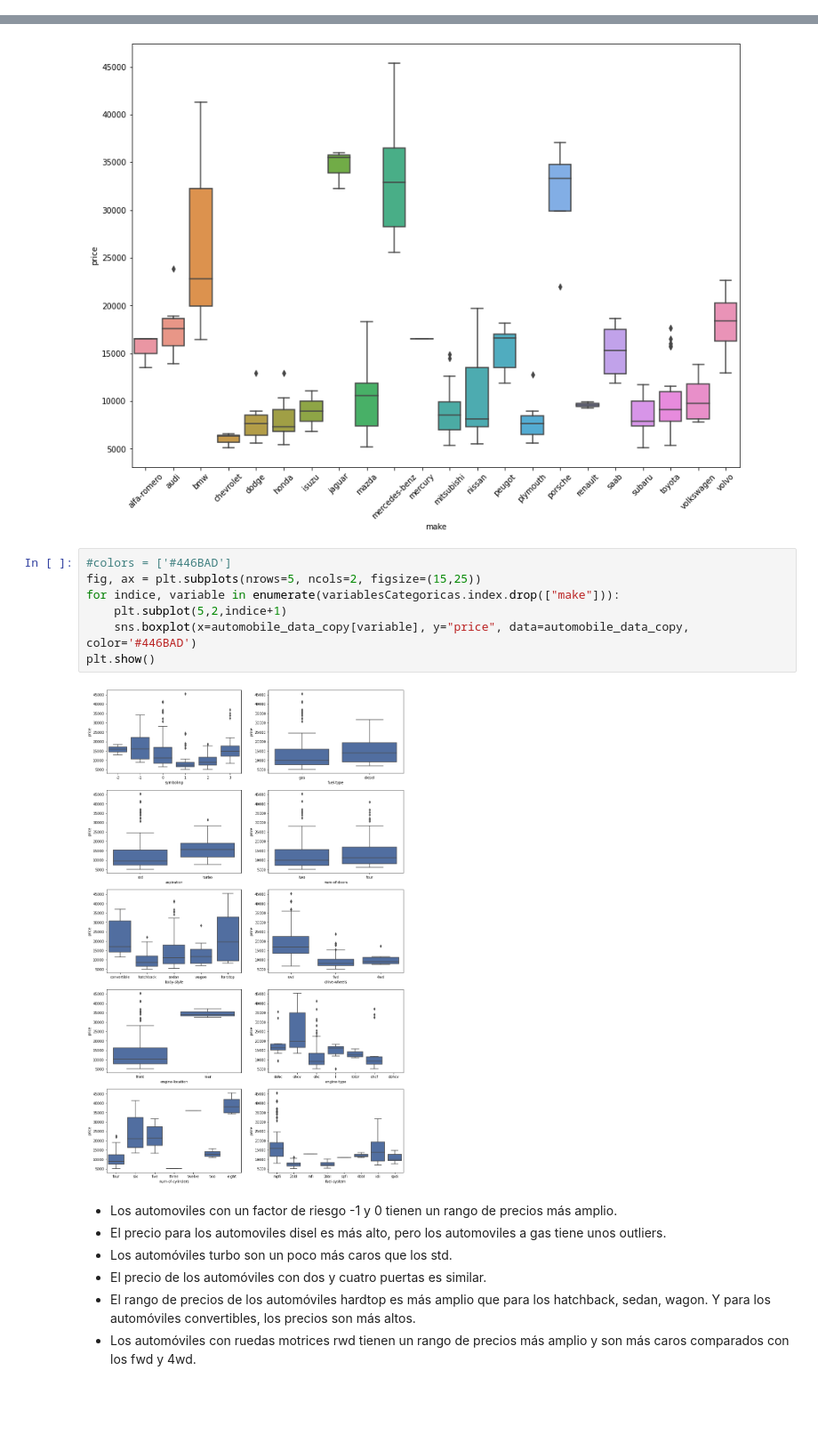
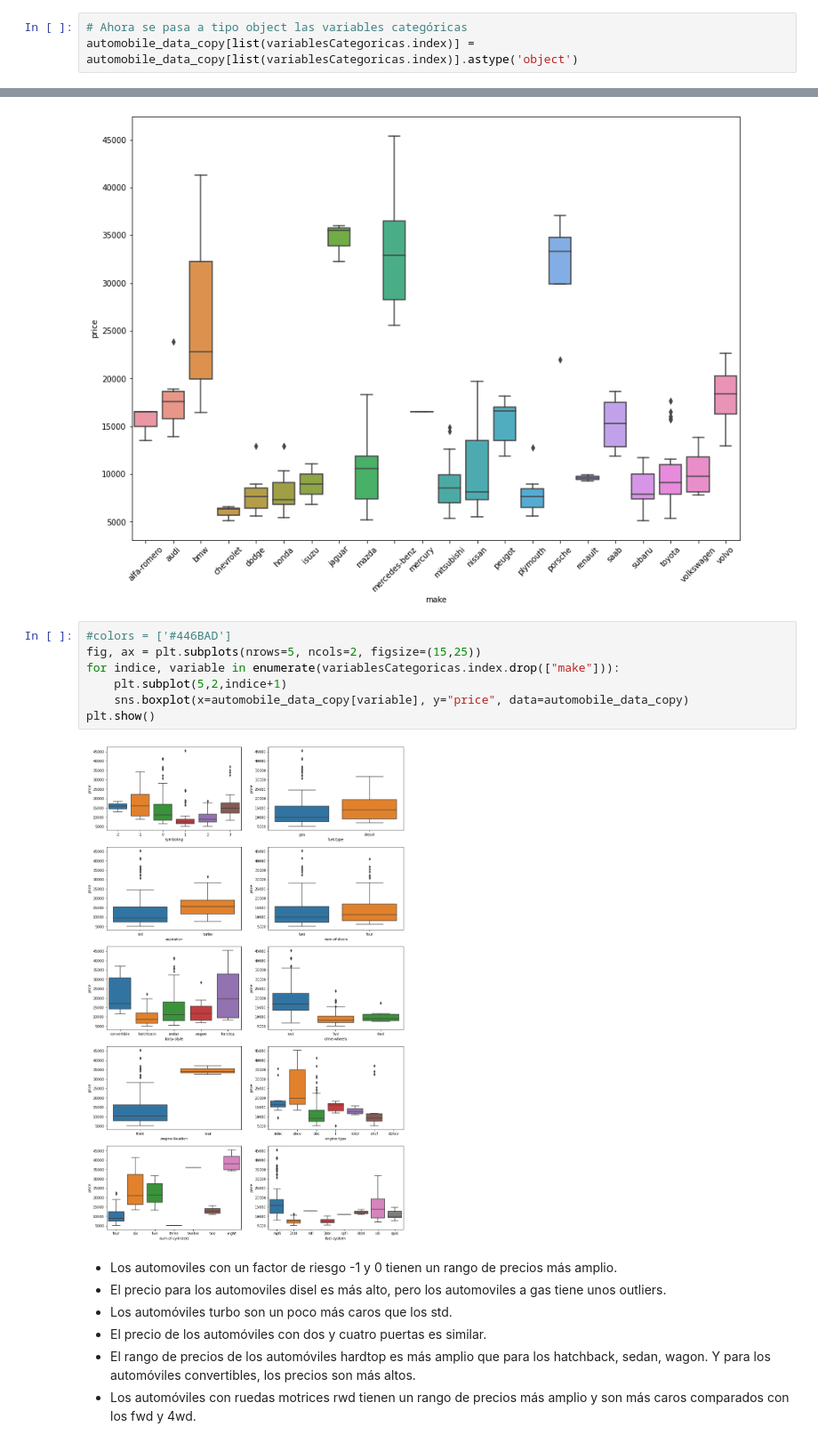
Before and after one commit to brincon/Pima-Indians-Diabetes-Database, a Jupyter notebook: 3. Automobile/automobile.ipynb, the cells around one changed output, grey strips where cells are left out. Shown: that part at 89% size. Cells and saved outputs as stored; diff of their text form; blank space fills up the shorter version.

```diff
--- a/3. Automobile/automobile.ipynb
+++ b/3. Automobile/automobile.ipynb
@@ -196,6 +219,9 @@ listaVariablesNumericas = list(variablesNumericas.index)
 listaVariablesConNulos = list(nulos.index)
 variablesAConvertir = set(listaVariablesNumericas) & set(listaVariablesConNulos)
 automobile_data_copy[list(variablesAConvertir)] = automobile_data_copy[list(variablesAConvertir)].astype('float64')
+# %%
+# Ahora se pasa a tipo object las variables categóricas
+automobile_data_copy[list(variablesCategoricas.index)] = automobile_data_copy[list(variablesCategoricas.index)].astype('object')
 # %%
 # se revisa nuevamente el tipo de dato de cada variable para comprobar la corrección
 automobile_data_copy.info()
@@ -361,12 +397,12 @@ plt.show()
 # %%
 #colors = ['#446BAD']
 fig, ax = plt.subplots(nrows=5, ncols=2, figsize=(15,25))
 for indice, variable in enumerate(variablesCategoricas.index.drop(["make"])):
     plt.subplot(5,2,indice+1)
-    sns.boxplot(x=automobile_data_copy[variable], y="price", data=automobile_data_copy, color='#446BAD')
+    sns.boxplot(x=automobile_data_copy[variable], y="price", data=automobile_data_copy)
 plt.show()
 # %% [output]
-[figure, old version]
+[figure, new version]
 # %% [markdown]
 - Los automoviles con un factor de riesgo -1 y 0 tienen un rango de precios más amplio.
 - El precio para los automoviles disel es más alto, pero los automoviles a gas tiene unos outliers.
```
Also changed, not shown: parts of 39 cells of this notebook, 1 other file.
